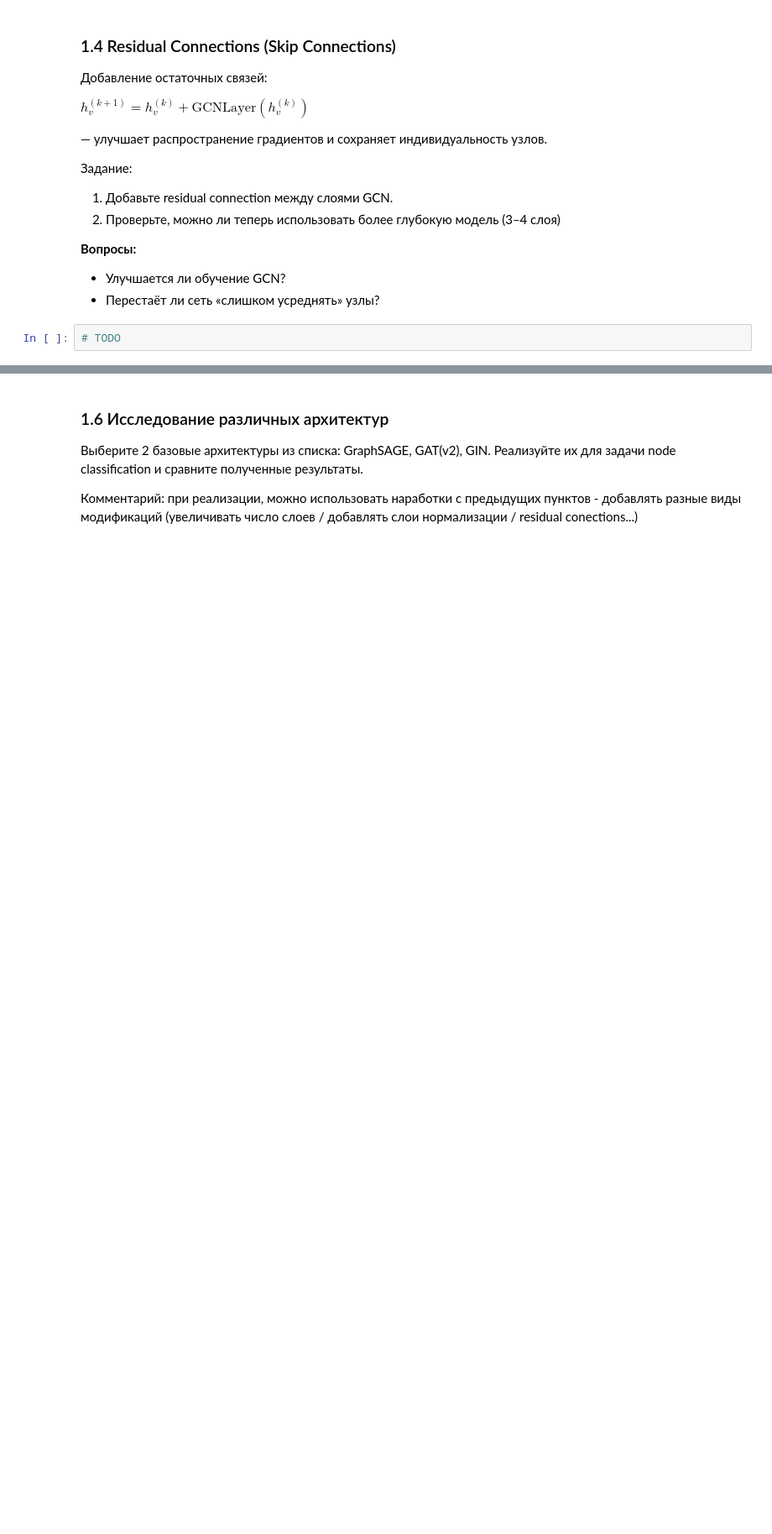
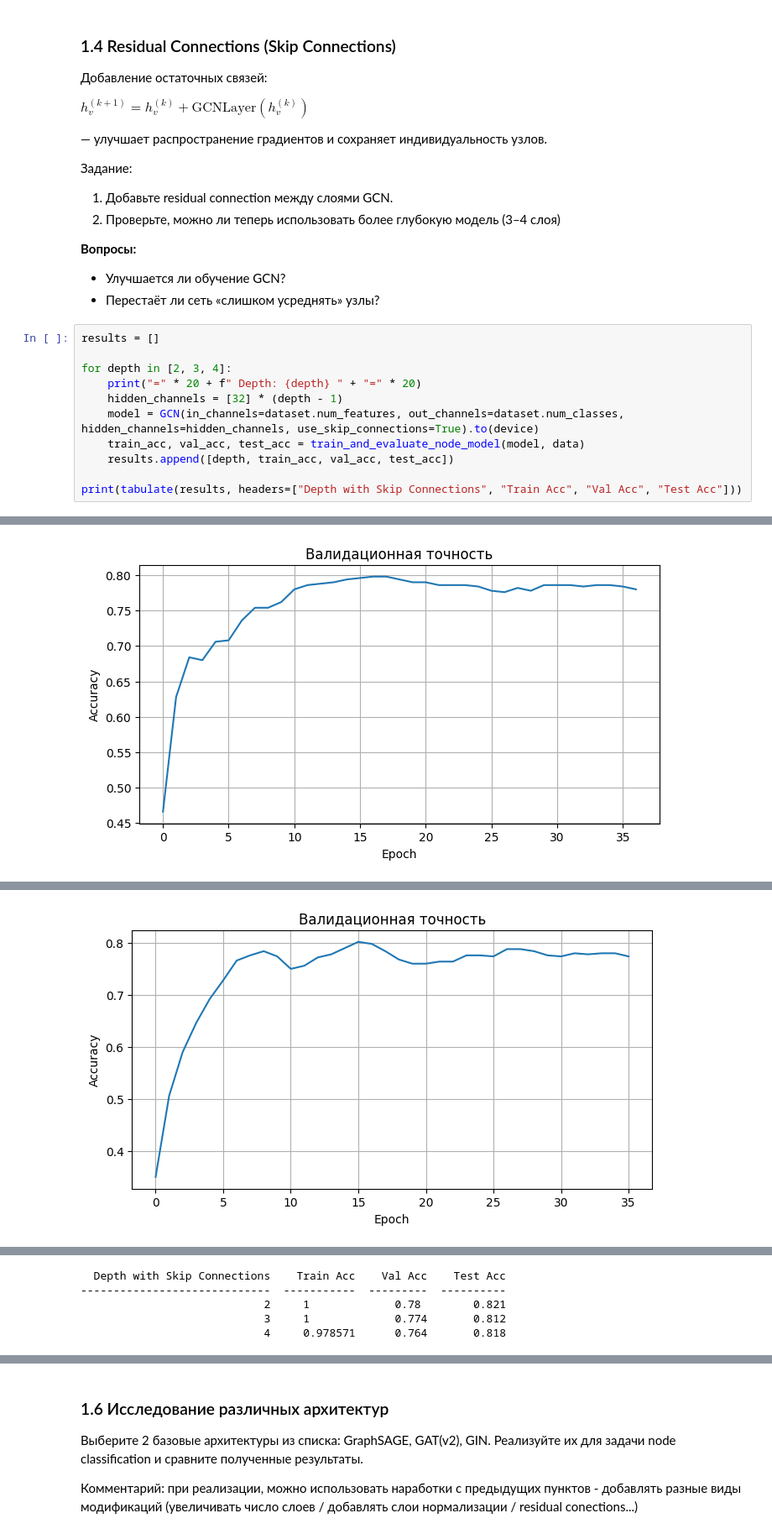
Before and after one commit to setday/hse-gnn-hw-2025, a Jupyter notebook: Basic_GNN_architectures/HW2.ipynb, the cells around one changed output, grey strips where cells are left out. Shown at 84% size. Saved outputs shown, nothing was run; the diff lists cells and outputs as text; blank space fills up the shorter version.

```diff
--- a/Basic_GNN_architectures/HW2.ipynb
+++ b/Basic_GNN_architectures/HW2.ipynb
@@ -123,5 +298,15 @@ $
 
 * Улучшается ли обучение GCN?
 * Перестаёт ли сеть «слишком усреднять» узлы?
-# %%
-# TODO
+# %%
+results = []
+
+for depth in [2, 3, 4]:
+    print("=" * 20 + f" Depth: {depth} " + "=" * 20)
+    hidden_channels = [32] * (depth - 1)
+    model = GCN(in_channels=dataset.num_features, out_channels=dataset.num_classes, hidden_channels=hidden_channels, use_skip_connections=True).to(device)
+    train_acc, val_acc, test_acc = train_and_evaluate_node_model(model, data)
+    results.append([depth, train_acc, val_acc, test_acc])
+
+print(tabulate(results, headers=["Depth with Skip Connections", "Train Acc", "Val Acc", "Test Acc"]))
+# %% [output]
@@ -127,0 +320 @@ $
+[figure, added]
@@ -127,0 +328 @@ $
+[figure, added]
@@ -128,3 +337,8 @@ $
+  Depth with Skip Connections    Train Acc    Val Acc    Test Acc
+-----------------------------  -----------  ---------  ----------
+                            2     1             0.78        0.821
+                            3     1             0.774       0.812
+                            4     0.978571      0.764       0.818
 # %% [markdown]
 ### 1.5 DropEdge
 
```
Also changed, not shown: parts of 27 cells of this notebook, 2 other files.
